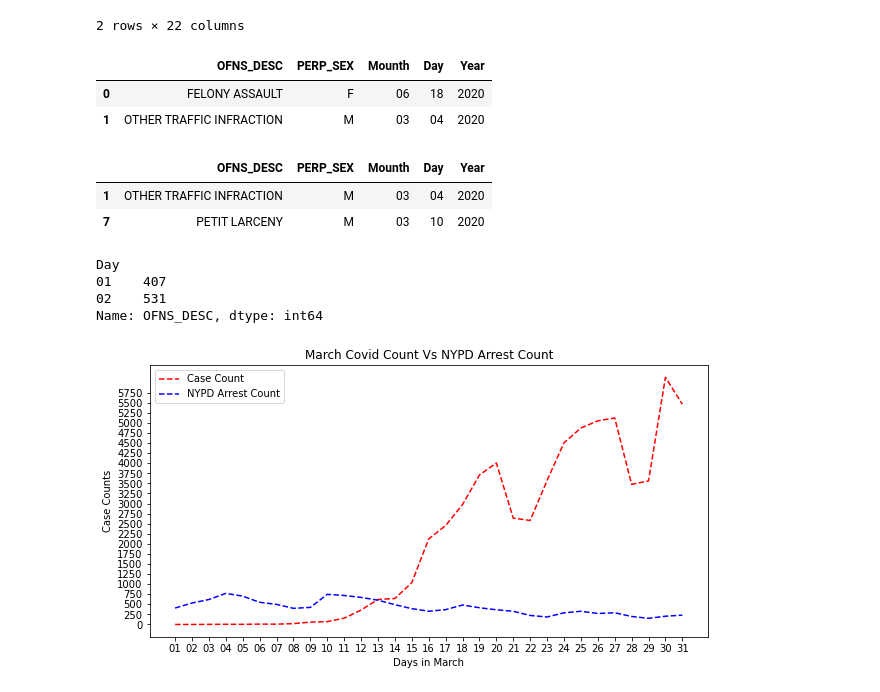
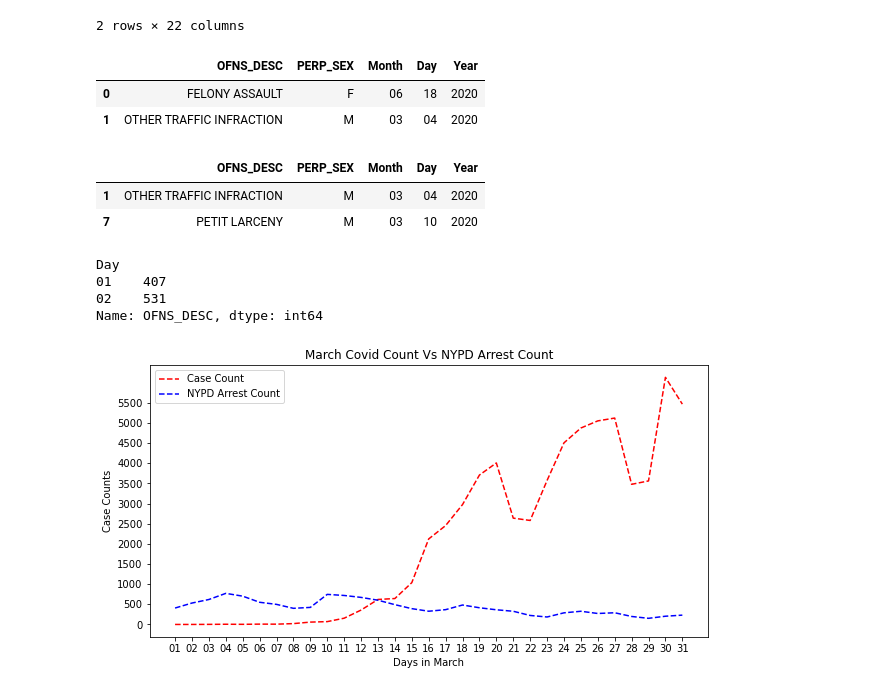
Before and after one commit to cesar3963/Covid-Vs-NYPD-Crime-, a Jupyter notebook: Covid Count Vs NYPD Arrest Count.ipynb, the cells around one changed output. Cells and saved outputs as stored; diff of their text form; code cells hidden in the pictures.

```diff
--- a/Covid Count Vs NYPD Arrest Count.ipynb
+++ b/Covid Count Vs NYPD Arrest Count.ipynb
@@ -70,4 +48,4 @@ final_covid.head(2)
 # %%
-march_covid_data = final_covid.loc[(clean_covid["Mounth"] == "03"), :]
+march_covid_data = final_covid.loc[(clean_covid["Month"] == "03"), :]
 march_covid_data.head(2)
 # %% [output]
@@ -127,7 +103,7 @@ nypd_data.head(2)
 | 0 | 214353678 | 06/18/2020 | 109.0 | ASSAULT 2,1,UNCLASSIFIED | 106.0 | FELONY ASSAULT | PL 1200501 | F | K | ... |
 | 1 | 210517846 | 03/04/2020 | 969.0 | TRAFFIC,UNCLASSIFIED INFRACTIO | 881.0 | OTHER TRAFFIC INFRACTION | VTL051101A | M | M | ... |
 # %%
-nypd_data[['Mounth','Day',"Year"]] = nypd_data["ARREST_DATE"].str.split("/",expand=True)
+nypd_data[['Month','Day',"Year"]] = nypd_data["ARREST_DATE"].str.split("/",expand=True)
 nypd_data.head(2)
 # %% [output]
 |  | ARREST_KEY | ARREST_DATE | PD_CD | PD_DESC | KY_CD | OFNS_DESC | LAW_CODE | LAW_CAT_CD | ARREST_BORO | ... |
@@ -135,17 +111,17 @@ nypd_data.head(2)
 | 1 | 210517846 | 03/04/2020 | 969.0 | TRAFFIC,UNCLASSIFIED INFRACTIO | 881.0 | OTHER TRAFFIC INFRACTION | VTL051101A | M | M | ... |
 2 rows × 22 columns
 # %%
-clean_nypd_data = nypd_data[['OFNS_DESC','PERP_SEX','Mounth','Day',"Year"]]
+clean_nypd_data = nypd_data[['OFNS_DESC','PERP_SEX','Month','Day',"Year"]]
 clean_nypd_data.head(2)
 # %% [output]
-|  | OFNS_DESC | PERP_SEX | Mounth | Day | Year |
+|  | OFNS_DESC | PERP_SEX | Month | Day | Year |
 | 0 | FELONY ASSAULT | F | 06 | 18 | 2020 |
 | 1 | OTHER TRAFFIC INFRACTION | M | 03 | 04 | 2020 |
 # %%
-march_nypd_data = clean_nypd_data.loc[(clean_nypd_data["Mounth"] == "03"),:]
+march_nypd_data = clean_nypd_data.loc[(clean_nypd_data["Month"] == "03"),:]
 march_nypd_data.head(2)
 # %% [output]
-|  | OFNS_DESC | PERP_SEX | Mounth | Day | Year |
+|  | OFNS_DESC | PERP_SEX | Month | Day | Year |
 | 1 | OTHER TRAFFIC INFRACTION | M | 03 | 04 | 2020 |
 | 7 | PETIT LARCENY | M | 03 | 10 | 2020 |
 # %%
@@ -161,18 +137,19 @@ Name: OFNS_DESC, dtype: int64
 # %%
 labels = march_covid_data["Day"]
 case_count = march_covid_data["case_count"].astype('int')
 
 plt.figure(figsize=(10,5))
 plt.plot(labels,case_count, "r--", label="Case Count")
 plt.plot(labels,count_ofns,"b--",label="NYPD Arrest Count")
-plt.yticks(np.arange(0,6000,250),np.arange(0,6000,250))
+plt.yticks(np.arange(0,6000,500),np.arange(0,6000,500))
 
 plt.title("March Covid Count Vs NYPD Arrest Count")
 plt.xlabel("Days in March")
 plt.ylabel("Case Counts")
 plt.legend()
+plt.savefig("March Covid Data.png")
 
 plt.show()
 plt.show()
 # %% [output]
-[figure, old version]
+[figure, new version]
```
Also changed, not shown: parts of 8 cells of this notebook, 9 other files.
